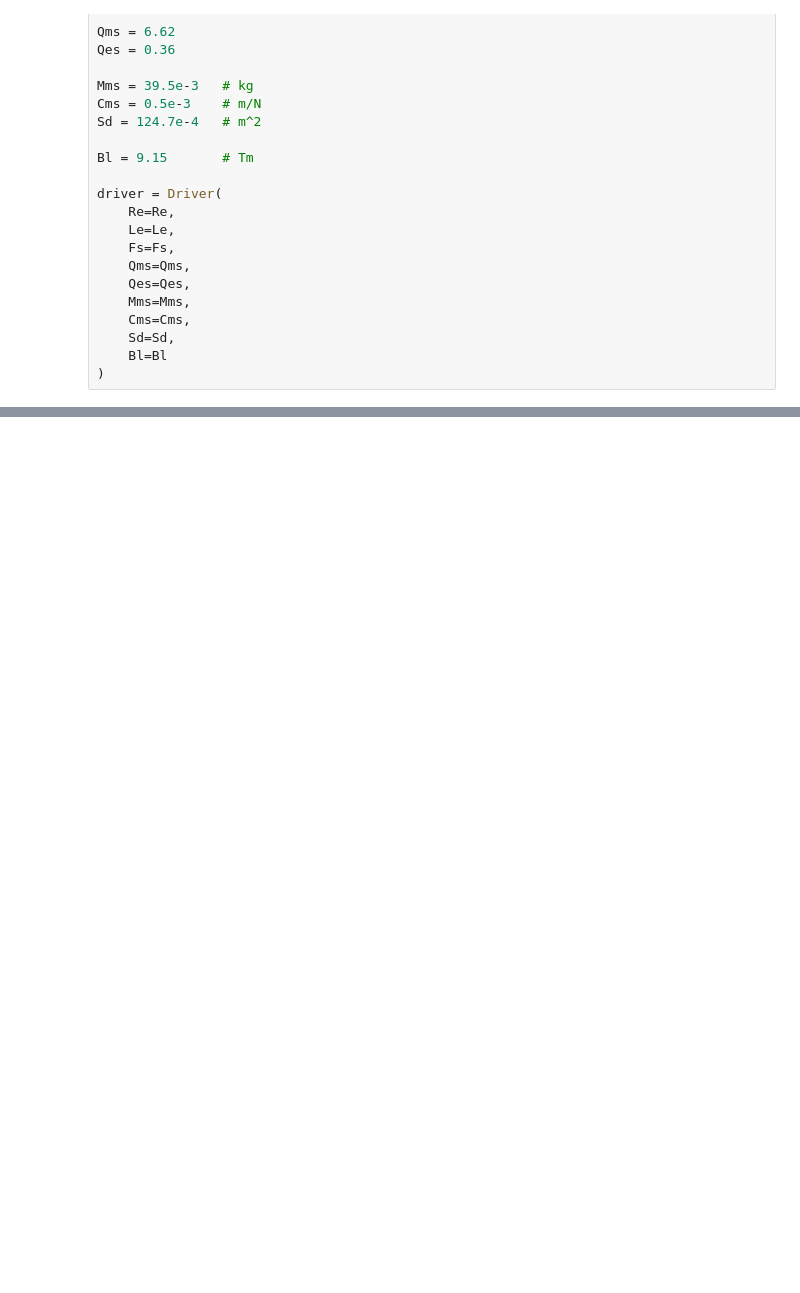
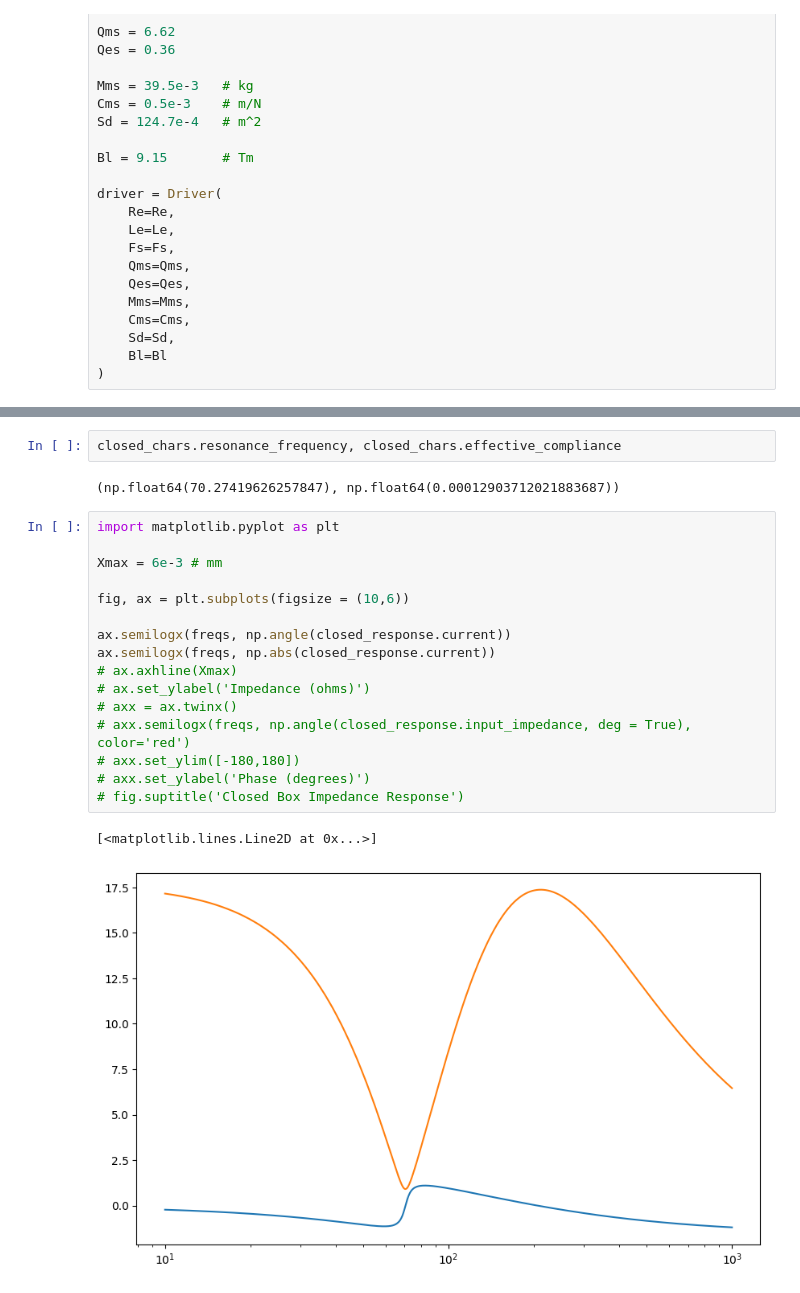
Before and after one commit to gfmmiranda/LoudspeakerModeling, a Jupyter notebook: notebooks/01_Driver_FreeAir.ipynb, the cells around one changed output, grey strips where cells are left out. Drawn from its saved outputs; the diff is of its cells as text; blank space fills up the shorter version.

```diff
--- a/notebooks/01_Driver_FreeAir.ipynb
+++ b/notebooks/01_Driver_FreeAir.ipynb
@@ -53,0 +84,23 @@ Text(0, 0.5, 'Phase (degrees)')
+# %%
+closed_chars.resonance_frequency, closed_chars.effective_compliance
+# %% [output]
+(np.float64(70.27419626257847), np.float64(0.00012903712021883687))
+# %%
+import matplotlib.pyplot as plt
+
+Xmax = 6e-3 # mm
+
+fig, ax = plt.subplots(figsize = (10,6))
+
+ax.semilogx(freqs, np.angle(closed_response.current))
+ax.semilogx(freqs, np.abs(closed_response.current))
+# ax.axhline(Xmax)
+# ax.set_ylabel('Impedance (ohms)')
+# axx = ax.twinx()
+# axx.semilogx(freqs, np.angle(closed_response.input_impedance, deg = True), color='red')
+# axx.set_ylim([-180,180])
+# axx.set_ylabel('Phase (degrees)')
+# fig.suptitle('Closed Box Impedance Response')
+# %% [output]
+[<matplotlib.lines.Line2D at 0x...>]
+[figure, added]
```
Also changed, not shown: parts of 5 cells of this notebook, 6 other files.
